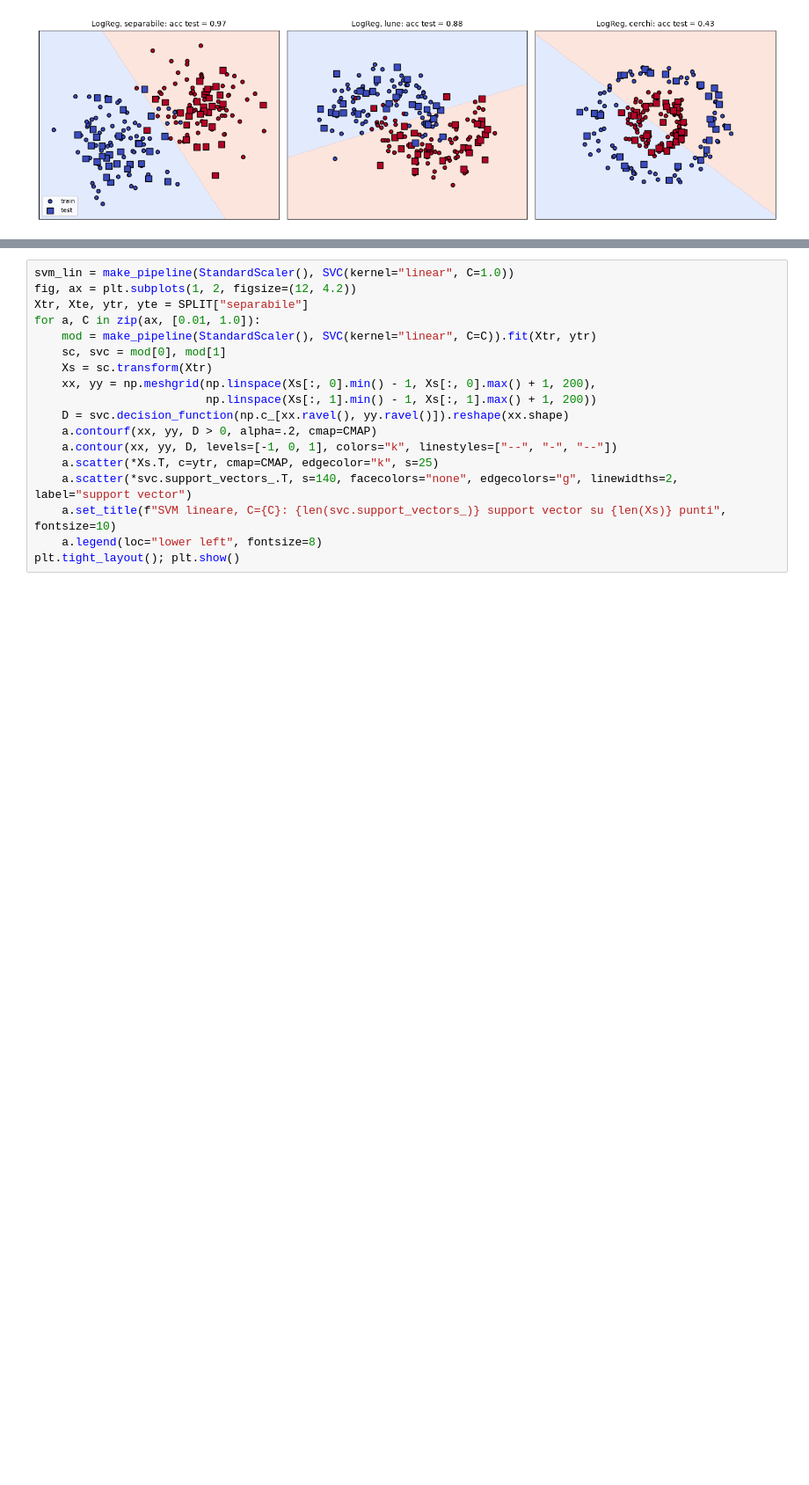
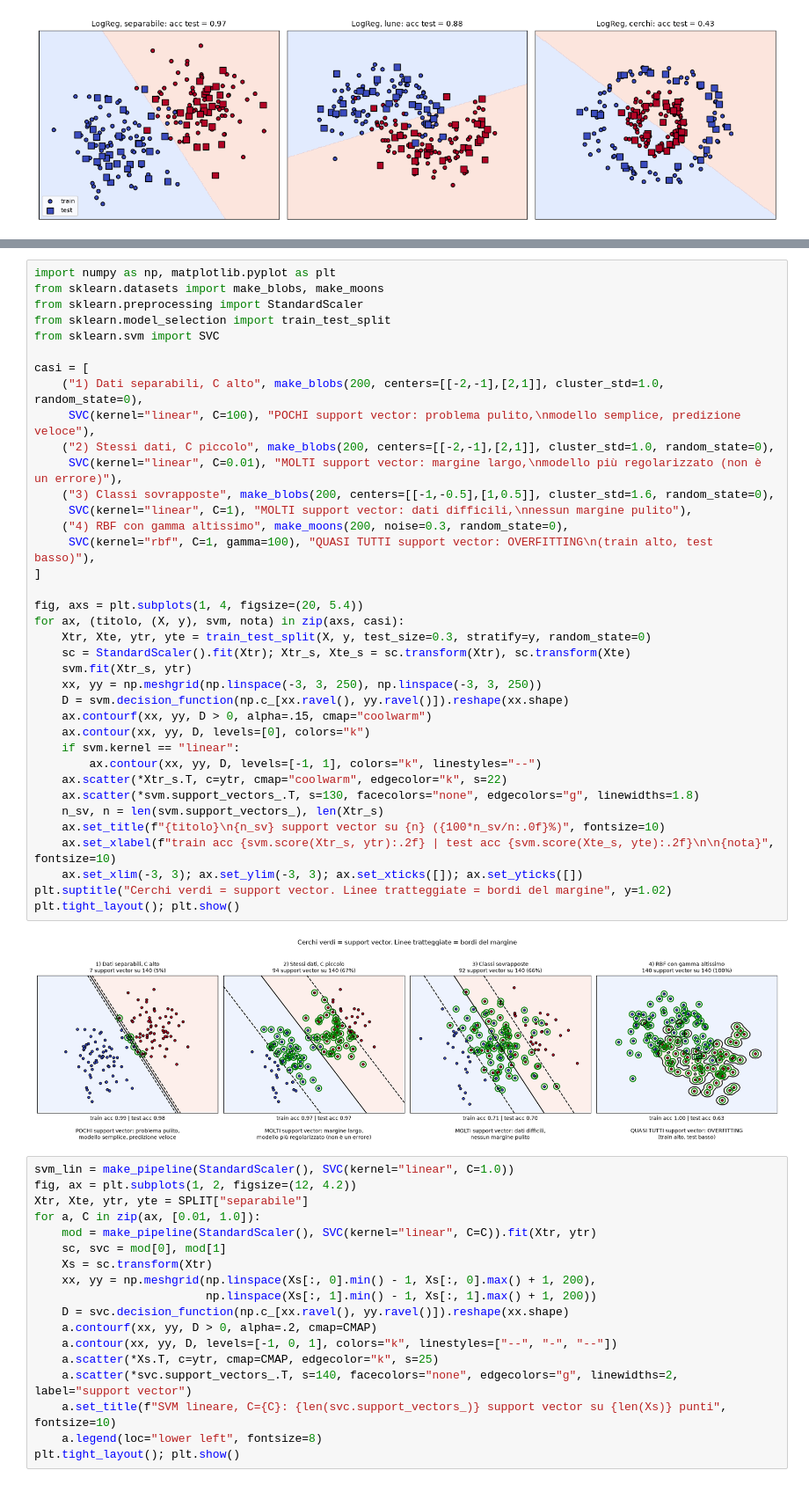
Before and after one commit to lorii11/ml-pavia-esercizi, a Jupyter notebook: ripasso_ML.ipynb, the cells around one changed output, grey strips where cells are left out. Shown at 88% size. Saved outputs shown, nothing was run; the diff lists cells and outputs as text; blank space fills up the shorter version.

```diff
--- a/ripasso_ML.ipynb
+++ b/ripasso_ML.ipynb
@@ -165,3 +183,42 @@ scheda_grafica(make_pipeline(StandardScaler(), LogisticRegression(C=1.0)), "LogR
+# %%
+import numpy as np, matplotlib.pyplot as plt
+from sklearn.datasets import make_blobs, make_moons
+from sklearn.preprocessing import StandardScaler
+from sklearn.model_selection import train_test_split
+from sklearn.svm import SVC
+
+casi = [
+    ("1) Dati separabili, C alto", make_blobs(200, centers=[[-2,-1],[2,1]], cluster_std=1.0, random_state=0),
+     SVC(kernel="linear", C=100), "POCHI support vector: problema pulito,\nmodello semplice, predizione veloce"),
+    ("2) Stessi dati, C piccolo", make_blobs(200, centers=[[-2,-1],[2,1]], cluster_std=1.0, random_state=0),
+     SVC(kernel="linear", C=0.01), "MOLTI support vector: margine largo,\nmodello più regolarizzato (non è un errore)"),
+    ("3) Classi sovrapposte", make_blobs(200, centers=[[-1,-0.5],[1,0.5]], cluster_std=1.6, random_state=0),
+     SVC(kernel="linear", C=1), "MOLTI support vector: dati difficili,\nnessun margine pulito"),
+    ("4) RBF con gamma altissimo", make_moons(200, noise=0.3, random_state=0),
+     SVC(kernel="rbf", C=1, gamma=100), "QUASI TUTTI support vector: OVERFITTING\n(train alto, test basso)"),
+]
+
+fig, axs = plt.subplots(1, 4, figsize=(20, 5.4))
+for ax, (titolo, (X, y), svm, nota) in zip(axs, casi):
+    Xtr, Xte, ytr, yte = train_test_split(X, y, test_size=0.3, stratify=y, random_state=0)
+    sc = StandardScaler().fit(Xtr); Xtr_s, Xte_s = sc.transform(Xtr), sc.transform(Xte)
+    svm.fit(Xtr_s, ytr)
+    xx, yy = np.meshgrid(np.linspace(-3, 3, 250), np.linspace(-3, 3, 250))
+    D = svm.decision_function(np.c_[xx.ravel(), yy.ravel()]).reshape(xx.shape)
+    ax.contourf(xx, yy, D > 0, alpha=.15, cmap="coolwarm")
+    ax.contour(xx, yy, D, levels=[0], colors="k")
+    if svm.kernel == "linear":
+        ax.contour(xx, yy, D, levels=[-1, 1], colors="k", linestyles="--")
+    ax.scatter(*Xtr_s.T, c=ytr, cmap="coolwarm", edgecolor="k", s=22)
+    ax.scatter(*svm.support_vectors_.T, s=130, facecolors="none", edgecolors="g", linewidths=1.8)
+    n_sv, n = len(svm.support_vectors_), len(Xtr_s)
+    ax.set_title(f"{titolo}\n{n_sv} support vector su {n} ({100*n_sv/n:.0f}%)", fontsize=10)
+    ax.set_xlabel(f"train acc {svm.score(Xtr_s, ytr):.2f} | test acc {svm.score(Xte_s, yte):.2f}\n\n{nota}", fontsize=10)
+    ax.set_xlim(-3, 3); ax.set_ylim(-3, 3); ax.set_xticks([]); ax.set_yticks([])
+plt.suptitle("Cerchi verdi = support vector. Linee tratteggiate = bordi del margine", y=1.02)
+plt.tight_layout(); plt.show()
+# %% [output]
+[figure, added]
 # %%
 svm_lin = make_pipeline(StandardScaler(), SVC(kernel="linear", C=1.0))
 fig, ax = plt.subplots(1, 2, figsize=(12, 4.2))
```
Also changed, not shown: parts of 2 cells of this notebook.
